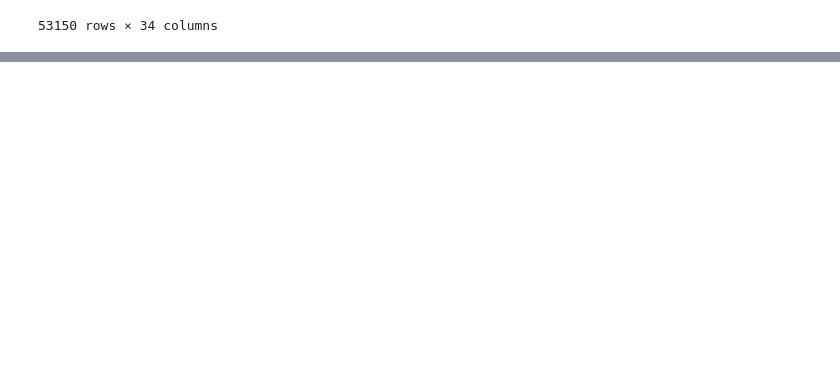
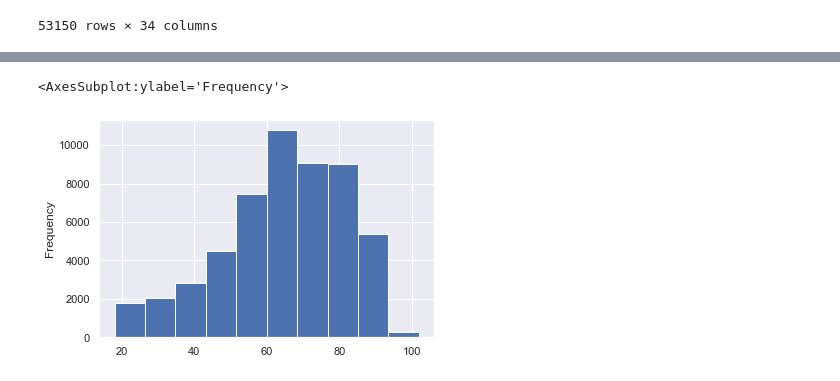
Before and after one commit to LangeSymposium/2022-July-Workshop, a Jupyter notebook: module1-03-Python/module1-03-Python.ipynb, the cells around one changed output, grey strips where cells are left out. Cells and saved outputs as stored; diff of their text form; code cells hidden in the pictures; blank space fills up the shorter version.

Commit message:
python visualization

```diff
--- a/module1-03-Python/module1-03-Python.ipynb
+++ b/module1-03-Python/module1-03-Python.ipynb
@@ -306,0 +385,3 @@ mimic_icu_cohort
+# %%
+import seaborn as sns
+sns.set()
@@ -306,0 +395,5 @@ mimic_icu_cohort
+# %%
+mimic_icu_cohort["age_intime"].plot.hist()
+# %% [output]
+<AxesSubplot:ylabel='Frequency'>
+[figure, added]
```
Also changed, not shown: parts of 24 cells of this notebook.
